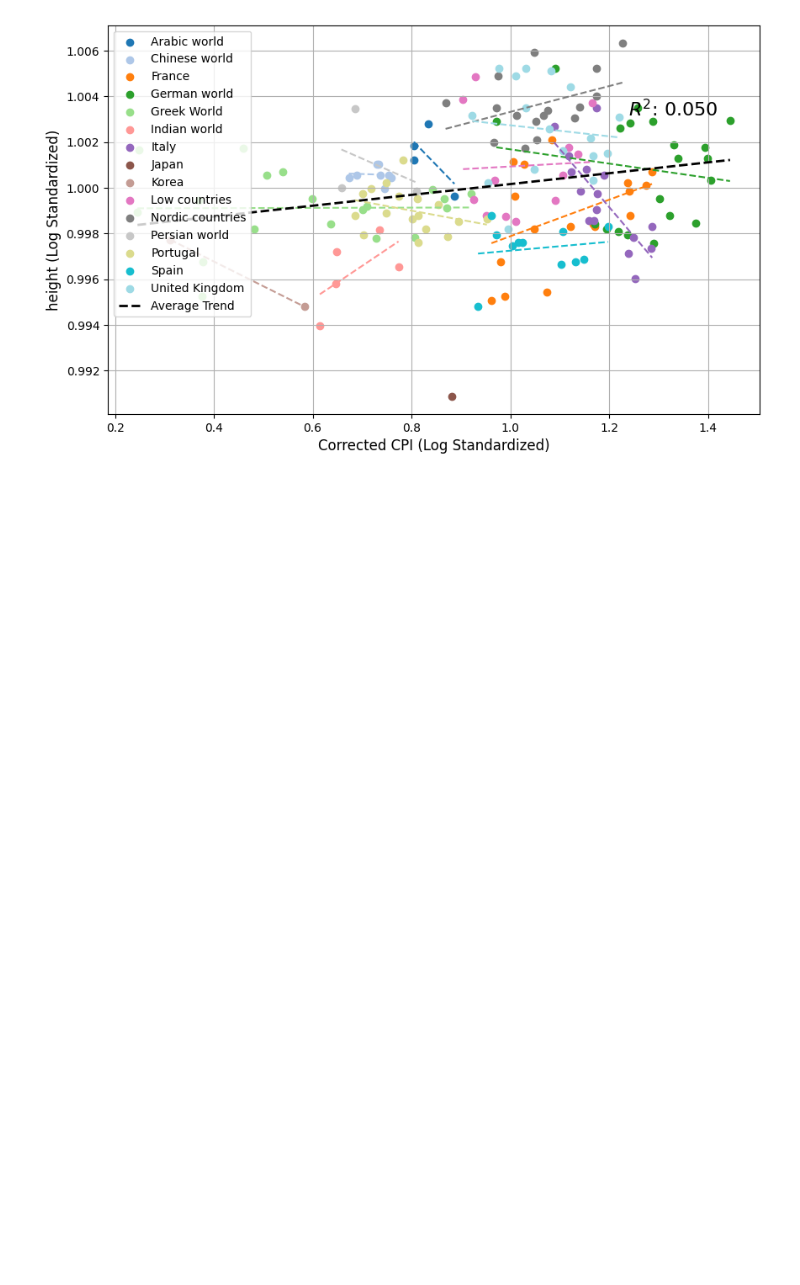
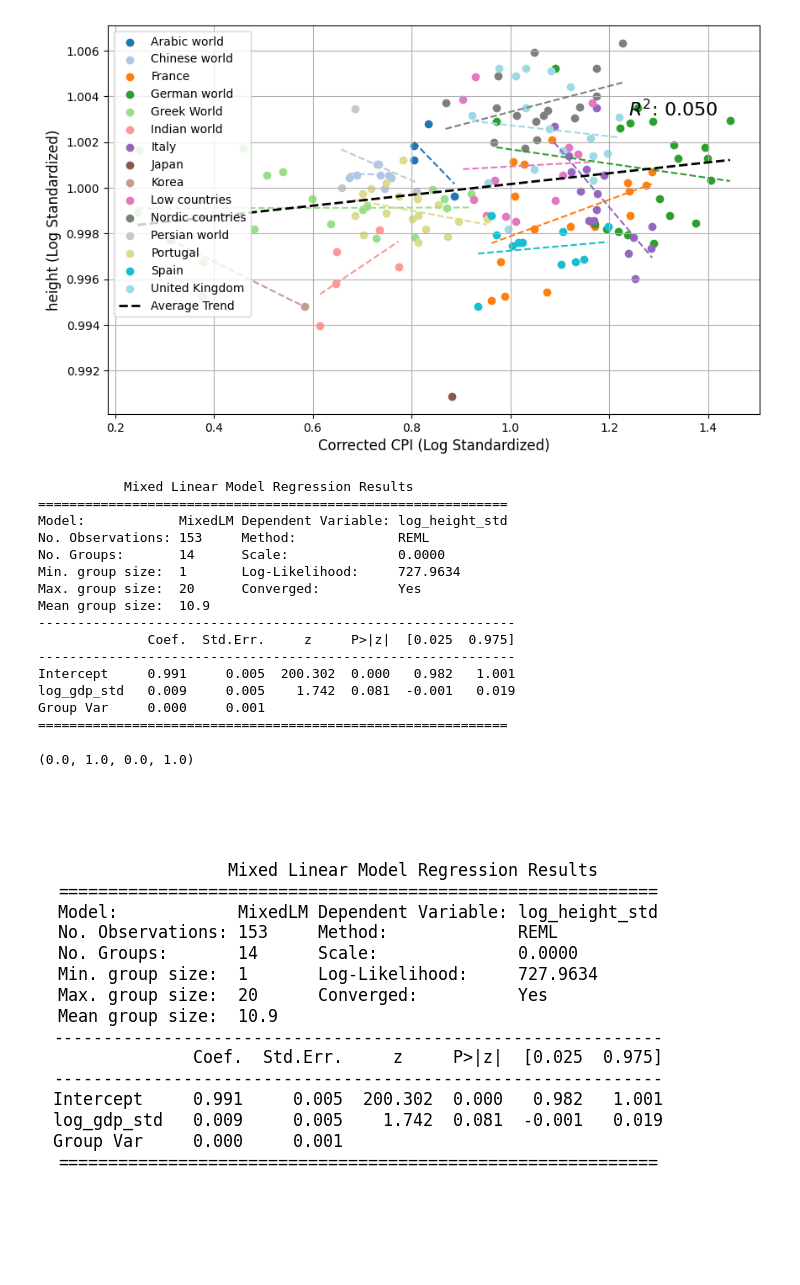
Before and after one commit to charlesdedampierre/cultura, a Jupyter notebook: 11 - height.ipynb, the cells around one changed output. Cells and saved outputs as stored; diff of their text form; code cells hidden in the pictures; blank space fills up the shorter version.

Commit message:
add summary tables of indicators

```diff
--- a/11 - height.ipynb
+++ b/11 - height.ipynb
@@ -317,3 +317,49 @@ plt.figtext(0.85, 0.7, f'$R^2$: {r_squared:.3f}', ha='right', fontsize=16)
 plt.show()
 # %% [output]
 [figure]
+# %%
+df_gdp = pd.read_csv("other_data/gdp_weighted_pop_decade.csv")
+df_gdp = df_gdp.rename(columns={"region": "region_name", "decade":"year",'gdp_pc_weighted':'gdp_per_capita'})
+
+new_df = pd.merge(df, df_gdp, on = ["region_name","year"])
+new_df["log_gdp"] = np.log(new_df["gdp_per_capita"])
+new_df["log_gdp_std"] = new_df["log_gdp"] / new_df["log_gdp"].mean()
+
+
+df_ols = new_df[['region_name', 'year', f'log_{var}_std', 'log_gdp_std']].copy()
+
+# Mixed Effects Model
+model = smf.mixedlm(f"log_{var}_std ~ log_gdp_std", df_ols, groups=df_ols["region_name"])
+result_gdp = model.fit()
+
+sm_table_gdp = result_gdp.summary().tables[1]
+sm_table_gdp.index = ['Intercept', 'alpha', 'Group Var']
+sm_table_gdp['model'] = 'Corrected CPI'
+sm_table_gdp = sm_table_gdp.reset_index()
+
+# Output model summary to get R-square values if available (typically for OLS, not directly for MixedLM)
+print(result_gdp.summary())
+
+
+# Plotting the summary text
+fig, ax = plt.subplots(figsize=(8, 6))
+ax.text(0.5, 0.5, result_gdp.summary(), fontsize=12, va='center', ha='center', fontname='Monospace')
+ax.axis('off')  # Turn off the axis
+# %% [output]
+           Mixed Linear Model Regression Results
+============================================================
+Model:            MixedLM Dependent Variable: log_height_std
+No. Observations: 153     Method:             REML
+No. Groups:       14      Scale:              0.0000
+Min. group size:  1       Log-Likelihood:     727.9634
+Max. group size:  20      Converged:          Yes
+Mean group size:  10.9
+-------------------------------------------------------------
+              Coef.  Std.Err.     z     P>|z|  [0.025  0.975]
+-------------------------------------------------------------
+Intercept     0.991     0.005  200.302  0.000   0.982   1.001
+log_gdp_std   0.009     0.005    1.742  0.081  -0.001   0.019
+Group Var     0.000     0.001
+============================================================
+(0.0, 1.0, 0.0, 1.0)
+[figure, added]
```
Also changed, not shown: parts of 1 cell of this notebook, 21 other files.
